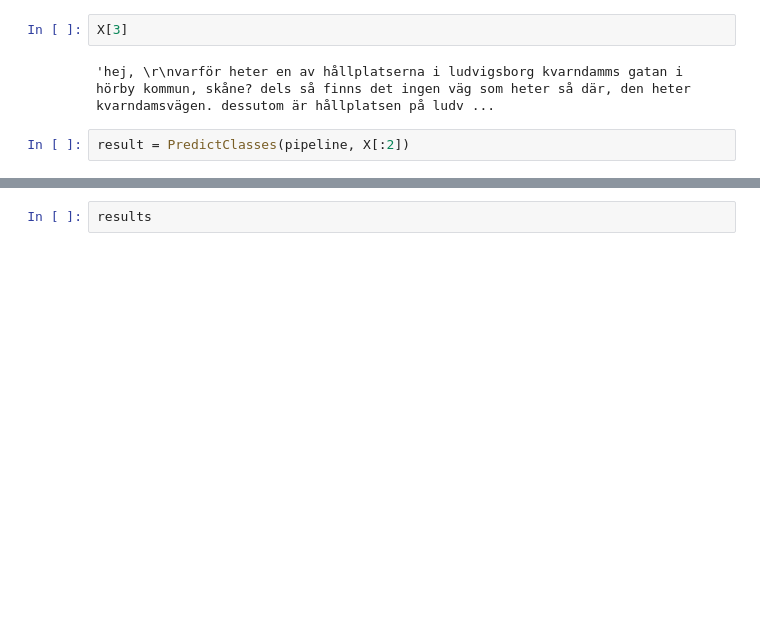
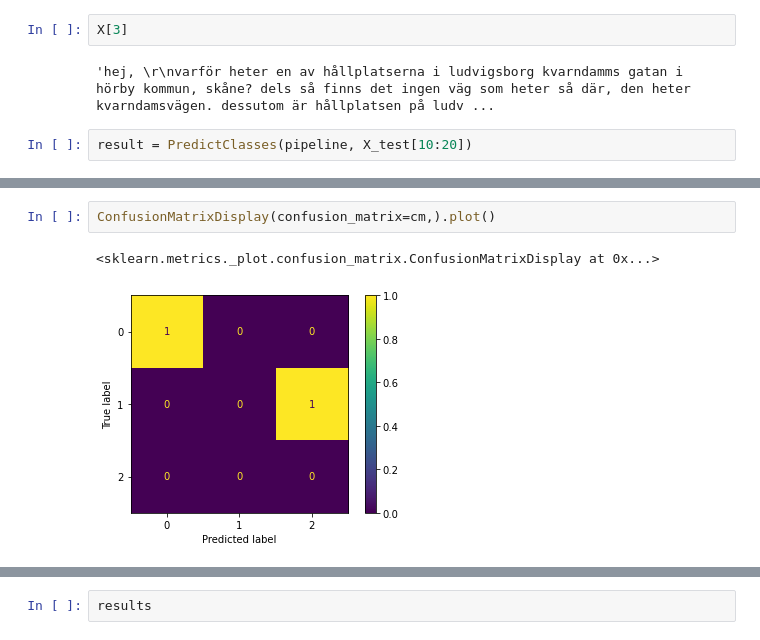
Before and after one commit to cerionXLII/NLP_BERT, a Jupyter notebook: src/Bert.ipynb, the cells around one changed output, grey strips where cells are left out. Saved outputs shown, nothing was run; the diff lists cells and outputs as text; blank space fills up the shorter version.

```diff
--- a/src/Bert.ipynb
+++ b/src/Bert.ipynb
@@ -347,7 +358,7 @@ X[3]
 # %% [output]
 'hej, \r\nvarför heter en av hållplatserna i ludvigsborg kvarndamms gatan i hörby kommun, skåne? dels så finns det ingen väg som heter så där, den heter kvarndamsvägen. dessutom är hållplatsen på ludv ...
 # %%
-result = PredictClasses(pipeline, X[:2])
+result = PredictClasses(pipeline, X_test[10:20])
 # %% [output]
 Transform Called
 Running batch 1/1
@@ -364,0 +405,5 @@ Y[1:2]
+# %%
+ConfusionMatrixDisplay(confusion_matrix=cm,).plot()
+# %% [output]
+<sklearn.metrics._plot.confusion_matrix.ConfusionMatrixDisplay at 0x...>
+[figure, added]
```
Also changed, not shown: parts of 26 cells of this notebook.
